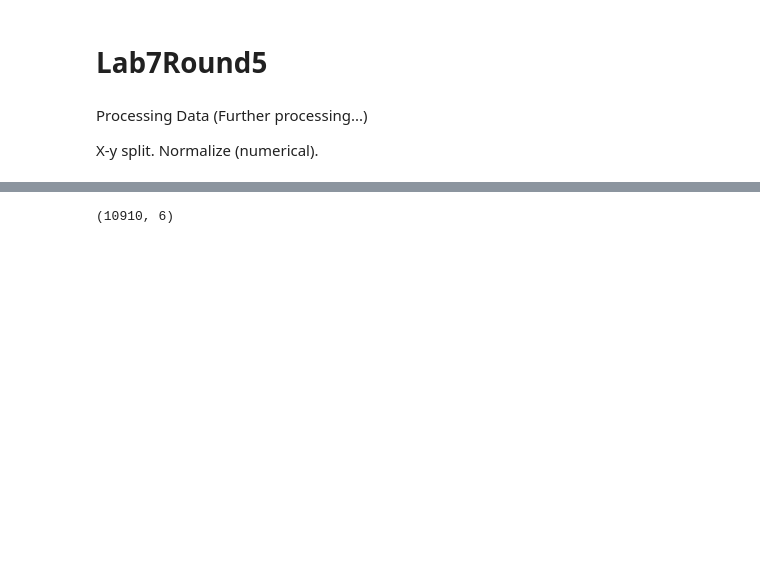
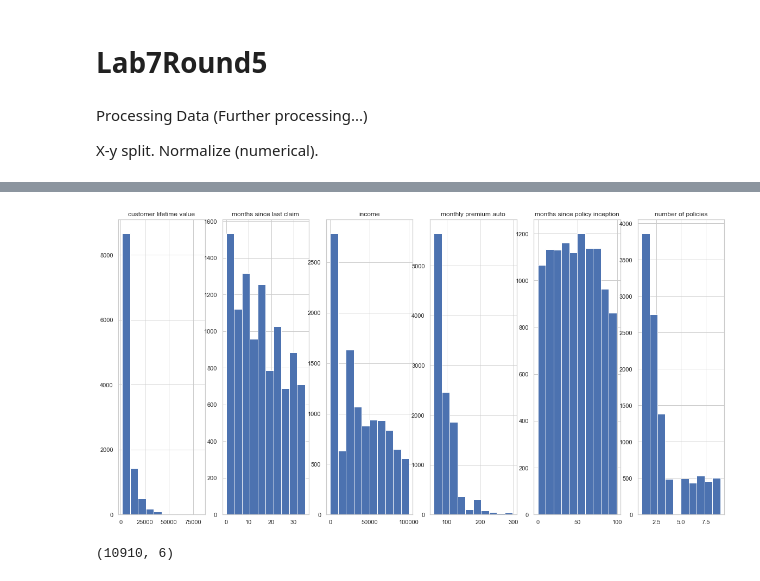
Before and after one commit to Mahnaz-Meem/lab4-customer-analysis-round-2, a Jupyter notebook: Lab4-customer-analysis-round-2.ipynb, the cells around one changed output, grey strips where cells are left out. Saved outputs shown, nothing was run; the diff lists cells and outputs as text; code cells hidden in the pictures; blank space fills up the shorter version.

```diff
--- a/Lab4-customer-analysis-round-2.ipynb
+++ b/Lab4-customer-analysis-round-2.ipynb
@@ -680,0 +648,5 @@ hist_maker(num_1)
+# %%
+num=data1[['customer lifetime value', 'income', 'monthly premium auto',
+       'months since last claim', 'months since policy inception',
+       'number of open complaints', 'number of policies', 'total claim amount',
+       'quarter']]
@@ -681,3 +679,7 @@ hist_maker(num_1)
+# %%
+hist_maker(X_1)
+# %% [output]
+[figure, added]
 # %%
 transformer = MinMaxScaler().fit(X_1)
 x_normalized = transformer.transform(X_1)
```
Also changed, not shown: parts of 54 cells of this notebook.
